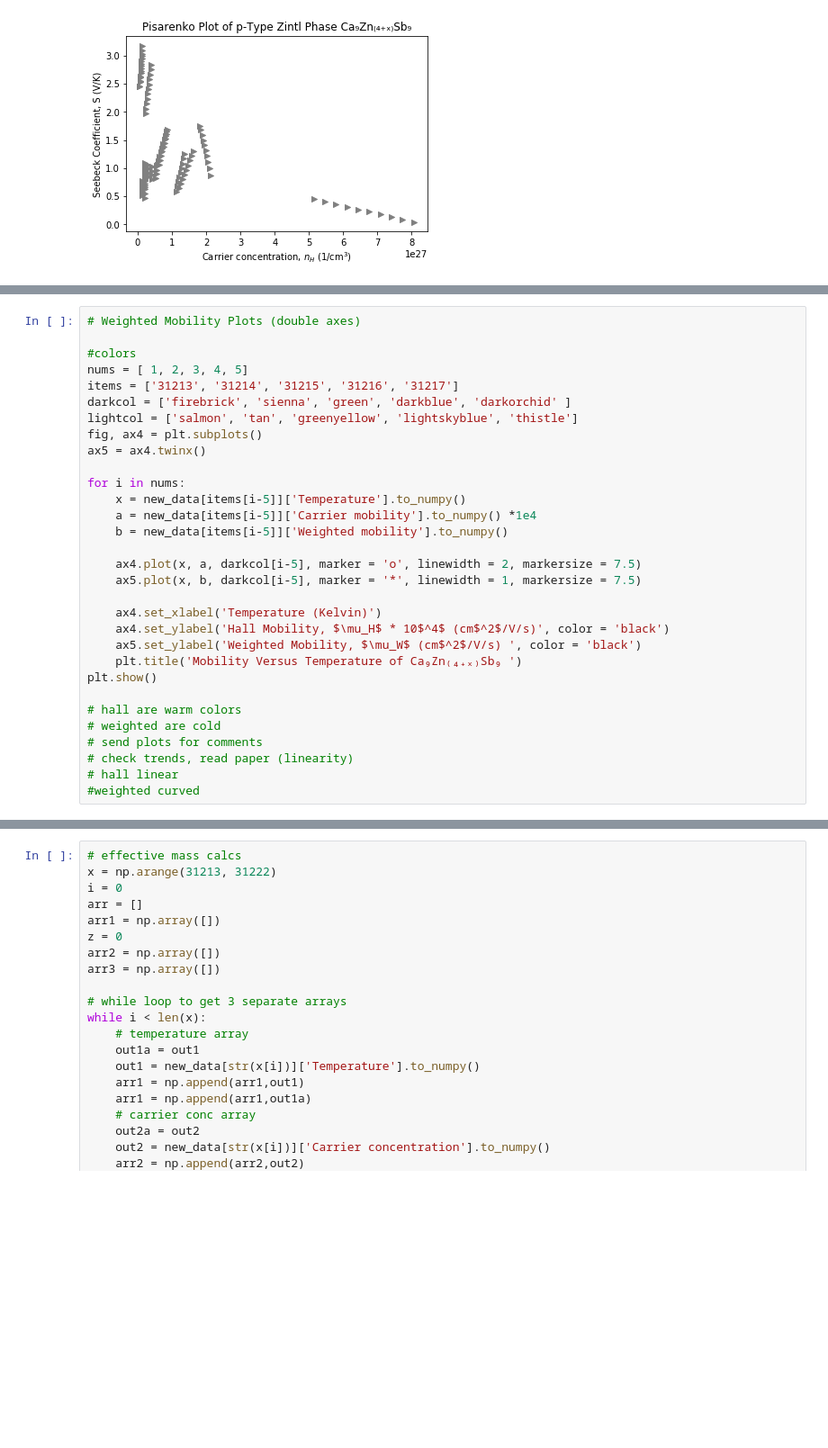
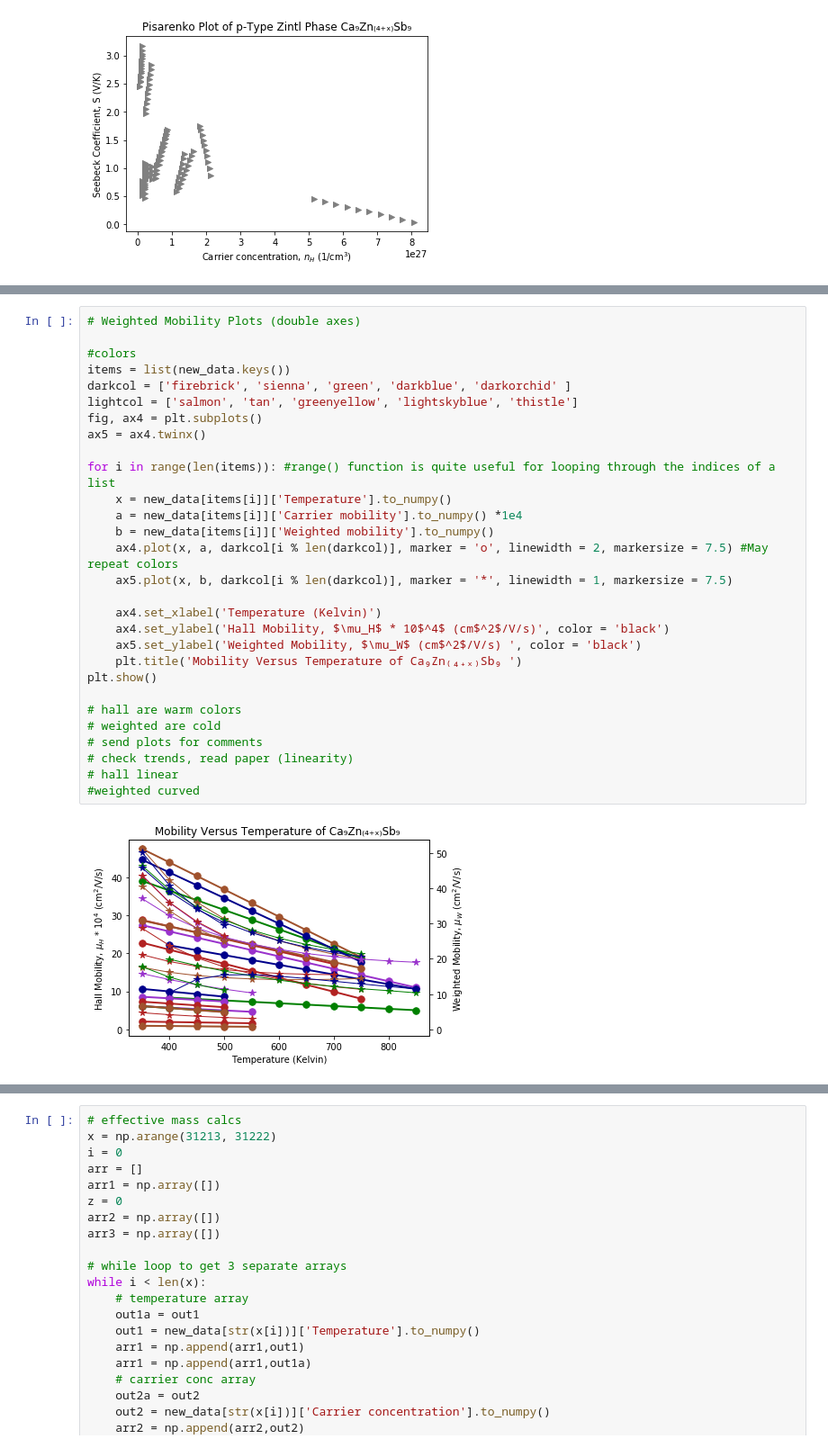
Before and after one commit to RamyaGuru/STD2_EffMass, a Jupyter notebook: WeightedMobilityAPRGMT.ipynb, the cells around one changed output, grey strips where cells are left out. Shown at 90% size. Cells and saved outputs as stored; diff of their text form; blank space fills up the shorter version.

```diff
--- a/WeightedMobilityAPRGMT.ipynb
+++ b/WeightedMobilityAPRGMT.ipynb
@@ -226,31 +244,31 @@ plt.show()
 # %%
 # Weighted Mobility Plots (double axes)
 
 #colors
-nums = [ 1, 2, 3, 4, 5]
-items = ['31213', '31214', '31215', '31216', '31217']
+items = list(new_data.keys())
 darkcol = ['firebrick', 'sienna', 'green', 'darkblue', 'darkorchid' ]
 lightcol = ['salmon', 'tan', 'greenyellow', 'lightskyblue', 'thistle']
 fig, ax4 = plt.subplots()
 ax5 = ax4.twinx()
 
-for i in nums:
-    x = new_data[items[i-5]]['Temperature'].to_numpy()
-    a = new_data[items[i-5]]['Carrier mobility'].to_numpy() *1e4
-    b = new_data[items[i-5]]['Weighted mobility'].to_numpy()
-
-    ax4.plot(x, a, darkcol[i-5], marker = 'o', linewidth = 2, markersize = 7.5)
-    ax5.plot(x, b, darkcol[i-5], marker = '*', linewidth = 1, markersize = 7.5)
+for i in range(len(items)): #range() function is quite useful for looping through the indices of a list
+    x = new_data[items[i]]['Temperature'].to_numpy()
+    a = new_data[items[i]]['Carrier mobility'].to_numpy() *1e4
+    b = new_data[items[i]]['Weighted mobility'].to_numpy()
+    ax4.plot(x, a, darkcol[i % len(darkcol)], marker = 'o', linewidth = 2, markersize = 7.5) #May repeat colors
+    ax5.plot(x, b, darkcol[i % len(darkcol)], marker = '*', linewidth = 1, markersize = 7.5)
 
     ax4.set_xlabel('Temperature (Kelvin)')
     ax4.set_ylabel('Hall Mobility, $\mu_H$ * 10$^4$ (cm$^2$/V/s)', color = 'black')
     ax5.set_ylabel('Weighted Mobility, $\mu_W$ (cm$^2$/V/s) ', color = 'black')
     plt.title('Mobility Versus Temperature of Ca₉Zn₍₄₊ₓ₎Sb₉ ')
 plt.show()
 
 # hall are warm colors
 # weighted are cold
 # send plots for comments
 # check trends, read paper (linearity)
 # hall linear
 #weighted curved
+# %% [output]
+[figure, added]
```
Also changed, not shown: parts of 9 cells of this notebook.
